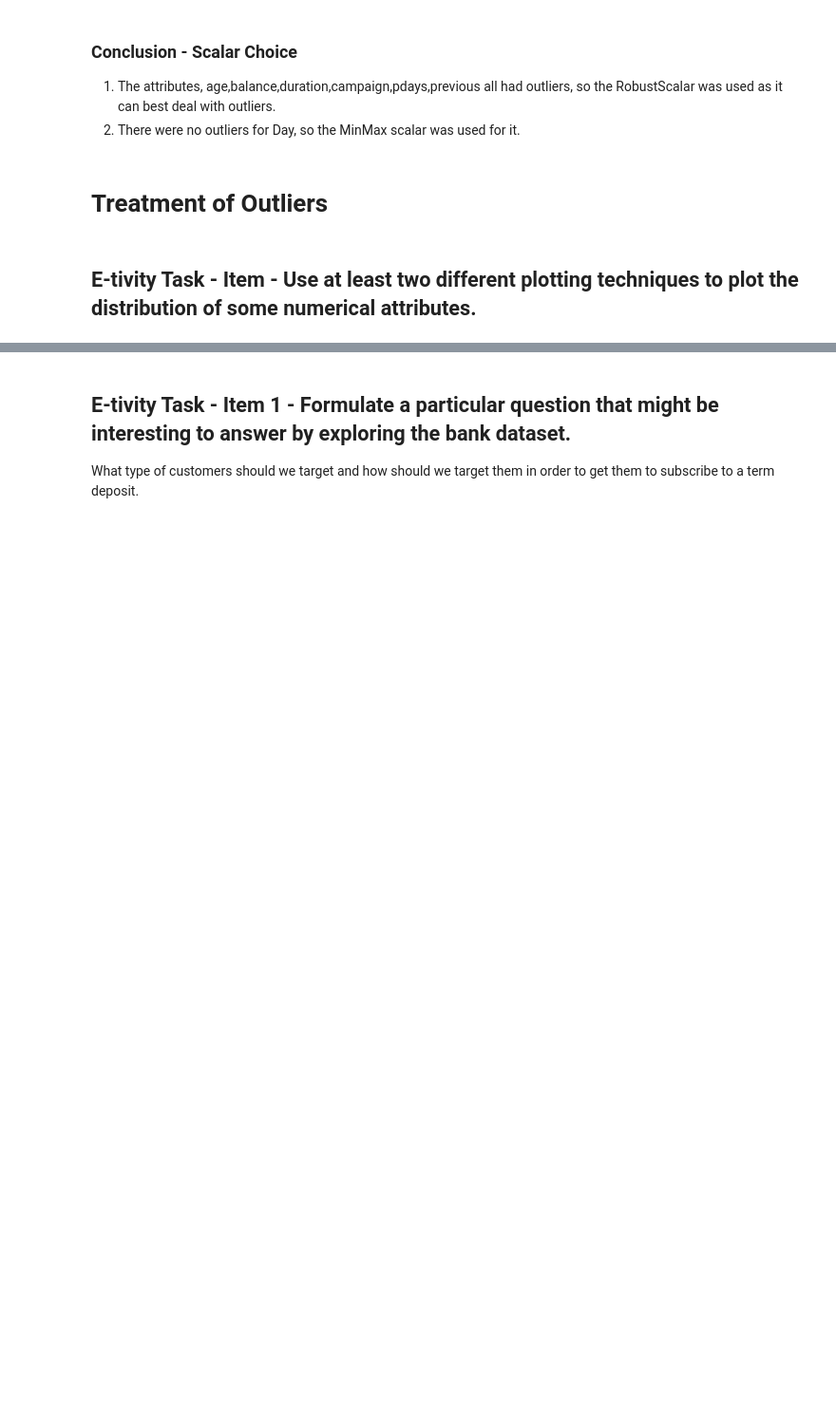
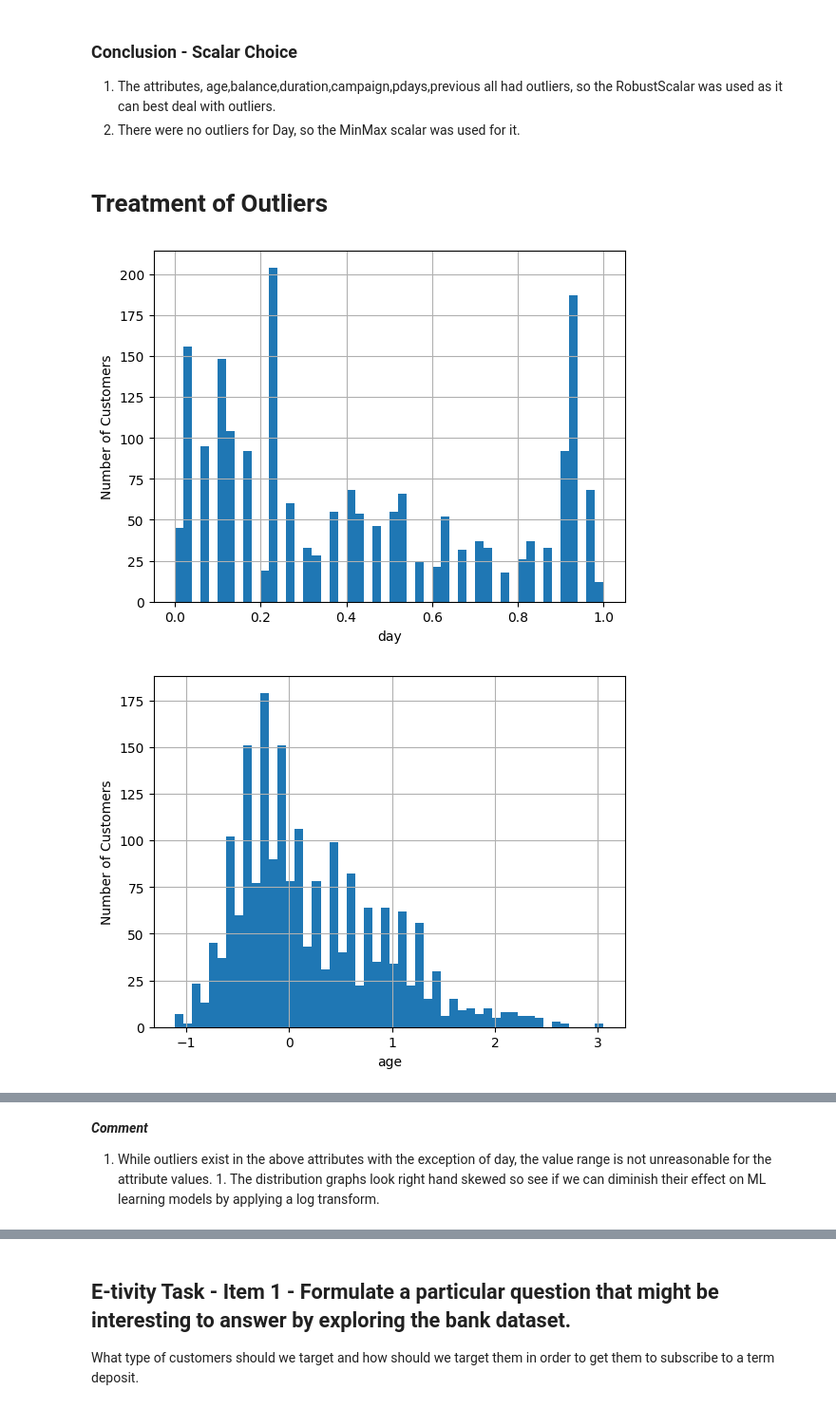
Before and after one commit to qaz73/ULAssignment-1, a Jupyter notebook: etivity1.ipynb, the cells around one changed output, grey strips where cells are left out. Shown at 95% size. Drawn from its saved outputs; the diff is of its cells as text; code cells hidden in the pictures; blank space fills up the shorter version.

```diff
--- a/etivity1.ipynb
+++ b/etivity1.ipynb
@@ -1213,5 +1264,16 @@ df.head()
 1. There were no outliers for Day, so the MinMax scalar was used for it.
 # %% [markdown]
 # Treatment of Outliers
-# %% [markdown]
-## E-tivity Task - Item - Use at least two different plotting techniques to plot the distribution of some numerical attributes.
+# %%
+# check the distribution, outliers shown above in box plots - they all have outliers except for day.
+columns = ['day','age','balance','duration','campaign','pdays','previous']
+
+for col in columns:
+    # Whats the distribution of Customers Age look like
+    df[col].hist(bins=50);
+    plt.xlabel(col);
+    plt.ylabel('Number of Customers');
+    plt.show()
+# %% [output]
+[figure, added]
+[figure, added]
@@ -1217,0 +1285,3 @@ df.head()
+# %% [markdown]
+***Comment***
+1. While outliers exist in the above attributes with the exception of day, the value range is not unreasonable for the attribute values.  1. The distribution graphs look right hand skewed so see if we can diminish their effect on ML learning models by applying a log transform.
```
Also changed, not shown: parts of 44 cells of this notebook.
